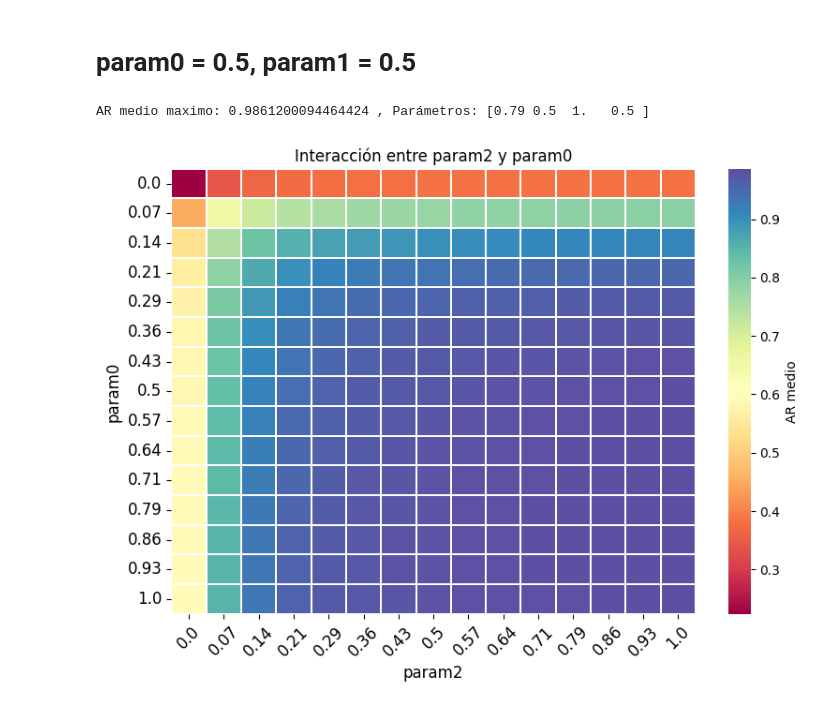
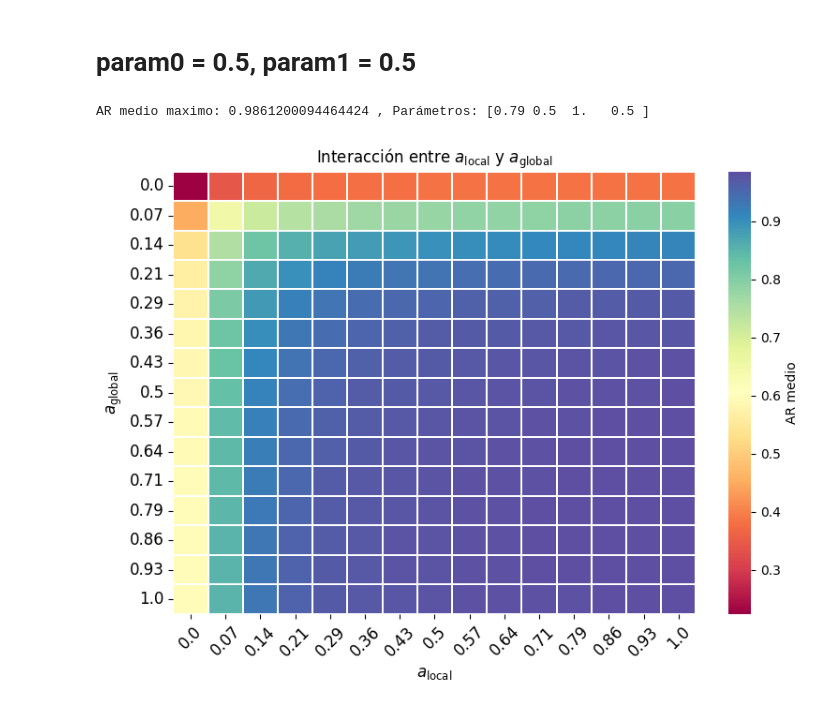
Before and after one commit to AitorArribas/TFM_Aitor_Arribas, a Jupyter notebook: Estudio gridsearch/analisis_gridsearch.ipynb, the cells around one changed output. Saved outputs shown, nothing was run; the diff lists cells and outputs as text; code cells hidden in the pictures.

```diff
--- a/Estudio gridsearch/analisis_gridsearch.ipynb
+++ b/Estudio gridsearch/analisis_gridsearch.ipynb
@@ -480,24 +470,24 @@ plt.show()
 # %%
 df_filtrado = df_rounded[(df_rounded['param1'] == 0.5) & (df_rounded['param3'] == 0.5)]
 print('AR medio maximo:', df_filtrado.cost.max(), ', Parámetros:', df_filtrado[df_filtrado['cost'] == df_filtrado['cost'].max()][["param0", "param1", "param2", "param3"]].values[0])
 
 # Graficar un mapa de calor para cada combinación
 x_param = "param2"
 y_param = "param0"
 pivot_table = df_filtrado.pivot_table(values="cost", index=y_param, columns=x_param, aggfunc="mean")
 
 plt.figure(figsize=(8, 6))
 sns.heatmap(pivot_table, cmap="Spectral" , cbar_kws={"label": "AR medio"}, linewidths=0.1)
-plt.title(f"Interacción entre {x_param} y {y_param}")
-plt.xlabel(x_param, fontsize=12)
-plt.ylabel(y_param, fontsize=12)
+plt.title(f"Interacción entre {nombres[x_param]} y {nombres[y_param]}")
+plt.xlabel(nombres[x_param], fontsize=12)
+plt.ylabel(nombres[y_param], fontsize=12)
 # Aumentar el tamaño de las etiquetas
 plt.xticks(fontsize=12)
 plt.yticks(fontsize=12)
 plt.xticks(rotation=45)
 
 plt.tight_layout()
 plt.show()
 # %% [output]
 AR medio maximo: 0.9861200094464424 , Parámetros: [0.79 0.5  1.   0.5 ]
-[figure, old version]
+[figure, new version]
```
Also changed, not shown: parts of 14 cells of this notebook, 7 other files.
